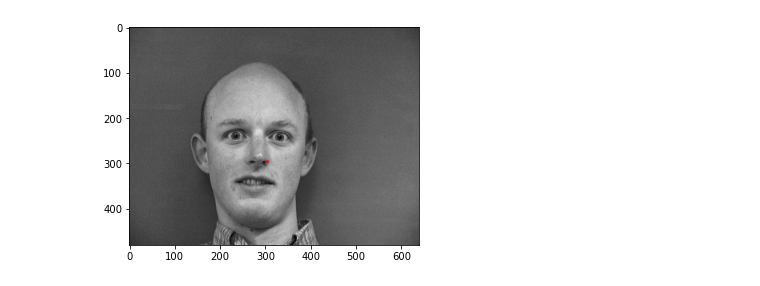
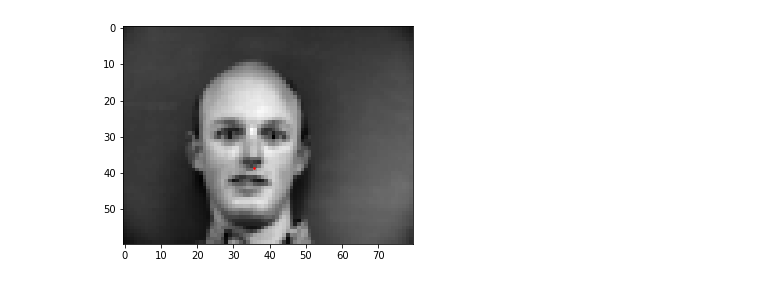
Before and after one commit to aprilsin/cs194-proj4, a Jupyter notebook: part1.ipynb, the cells around one changed output. Cells and saved outputs as stored; diff of their text form; code cells hidden in the pictures.

```diff
--- a/part1.ipynb
+++ b/part1.ipynb
@@ -13,7 +12,7 @@ from dataloader import *
 from display import *
 # from dataloader import load_nosepoint, reag_img_part1
 # %%
-part1_transform = transforms.Compose([Rescale((80, 60)),])
+part1_transform = transforms.Compose([Rescale((60, 80)),])
 # %%
 # Use all 6 images of the first 32 persons (index 1-32) as the training set
 # (total 32 x 6 = 192 images)
@@ -34,4 +66,4 @@ plt.show()
 # (total 8 * 6 = 48 images)
 person_idx = np.arange(32, 40)
 viewpt_idx = np.arange(6)
-validation_set = NoseKeypointDataset(person_idx, viewpt_idx)
+validation_set = NoseKeypointDataset(person_idx, viewpt_idx, part1_transform)
@@ -56,7 +70,7 @@ input nose keypoint =  [319.85486 331.43726]
 # %%
 # Plotting a few input images and their nose keypoints.
 plt.figure()
-show_landmarks(validation_set[0]['image'], validation_set[0]['landmarks'])
+show_landmarks(validation_set[0]['image'], validation_set[0]['keypoints'])
 plt.show()
 # %% [output]
-[figure, old version]
+[figure, new version]
```
Also changed, not shown: parts of 6 cells of this notebook, 1 other file.
